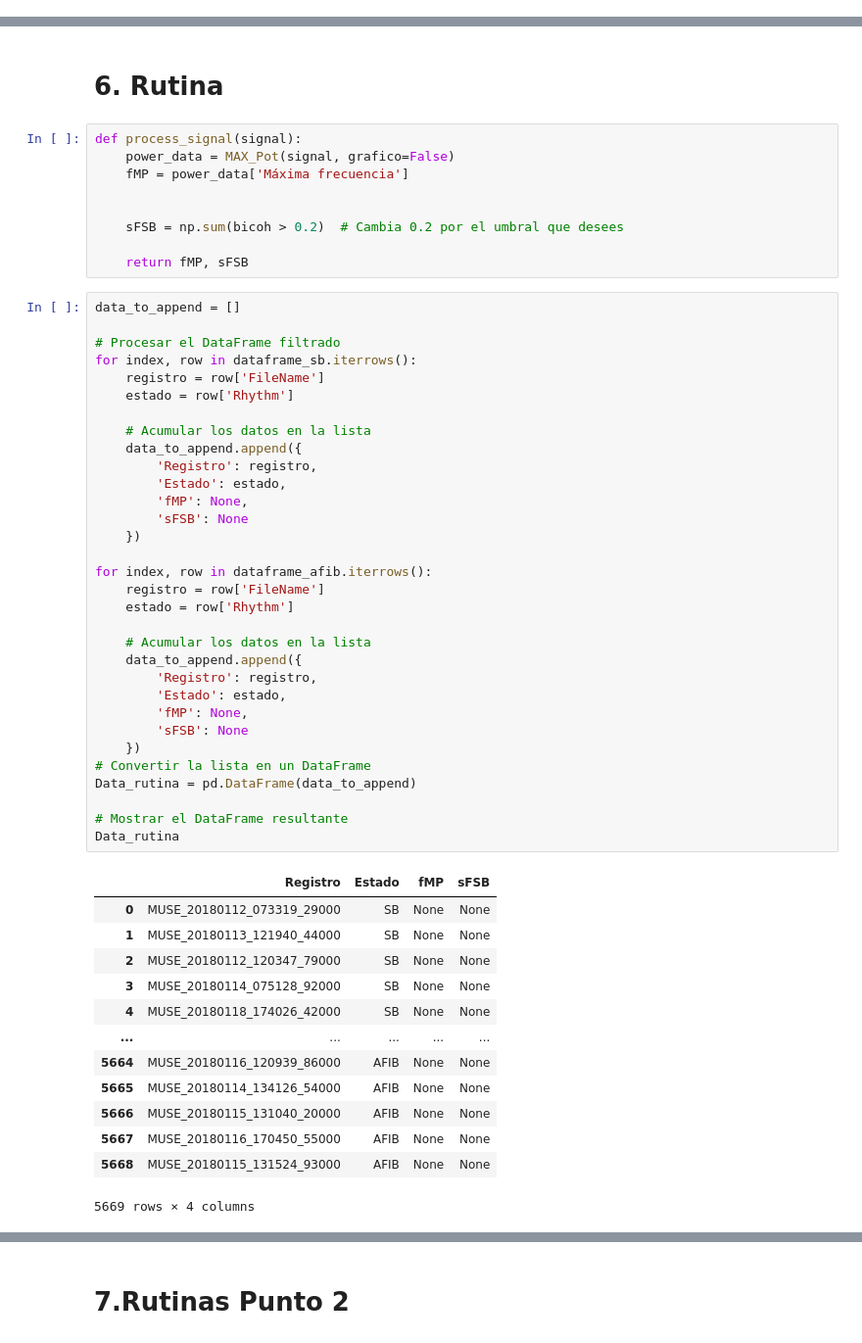
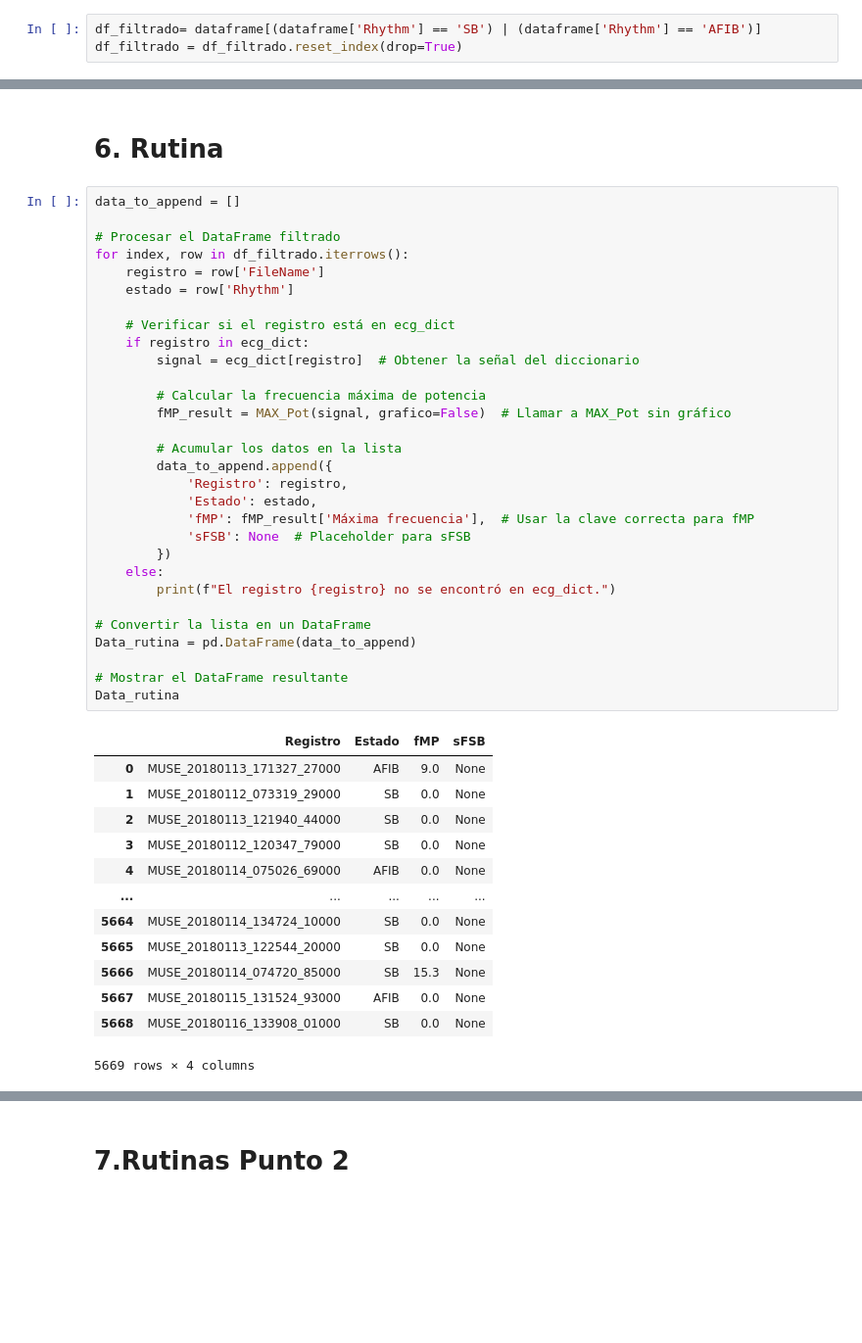
Before and after one commit to juandayo001/Biose-ales_20242, a Jupyter notebook: proyecto2biosenales.ipynb, the cells around one changed output, grey strips where cells are left out. Shown at 98% size. Cells and saved outputs as stored; diff of their text form; blank space fills up the shorter version.

```diff
--- a/proyecto2biosenales.ipynb
+++ b/proyecto2biosenales.ipynb
@@ -39,4 +39,7 @@ dataframe
 10646 rows × 16 columns
 # %% [markdown]
 #### Creamos el nuevo dataframe que va a contener solo los registros que correspondan a bradicardia sinusal (SB Sinus Bradycardia) y fibrilación auricular (AFIB Atrial Fibrillation)
+# %%
+df_filtrado= dataframe[(dataframe['Rhythm'] == 'SB') | (dataframe['Rhythm'] == 'AFIB')]
+df_filtrado = df_filtrado.reset_index(drop=True)
 # %%
@@ -312,58 +313,47 @@ Número de frecuencias significativas: 92
 [figure]
 # %% [markdown]
 # 6. Rutina
-# %%
-def process_signal(signal):
-    power_data = MAX_Pot(signal, grafico=False)
-    fMP = power_data['Máxima frecuencia']
-
-
-    sFSB = np.sum(bicoh > 0.2)  # Cambia 0.2 por el umbral que desees
-
-    return fMP, sFSB
 # %%
 data_to_append = []
 
 # Procesar el DataFrame filtrado
-for index, row in dataframe_sb.iterrows():
+for index, row in df_filtrado.iterrows():
     registro = row['FileName']
     estado = row['Rhythm']
 
-    # Acumular los datos en la lista
-    data_to_append.append({
-        'Registro': registro,
-        'Estado': estado,
-        'fMP': None,
-        'sFSB': None
-    })
+    # Verificar si el registro está en ecg_dict
+    if registro in ecg_dict:
+        signal = ecg_dict[registro]  # Obtener la señal del diccionario
 
-for index, row in dataframe_afib.iterrows():
-    registro = row['FileName']
-    estado = row['Rhythm']
+        # Calcular la frecuencia máxima de potencia
+        fMP_result = MAX_Pot(signal, grafico=False)  # Llamar a MAX_Pot sin gráfico
 
-    # Acumular los datos en la lista
-    data_to_append.append({
-        'Registro': registro,
-        'Estado': estado,
-        'fMP': None,
-        'sFSB': None
-    })
+        # Acumular los datos en la lista
+        data_to_append.append({
+            'Registro': registro,
+            'Estado': estado,
+            'fMP': fMP_result['Máxima frecuencia'],  # Usar la clave correcta para fMP
+            'sFSB': None  # Placeholder para sFSB
+        })
+    else:
+        print(f"El registro {registro} no se encontró en ecg_dict.")
+
 # Convertir la lista en un DataFrame
 Data_rutina = pd.DataFrame(data_to_append)
 
 # Mostrar el DataFrame resultante
 Data_rutina
 # %% [output]
 |  | Registro | Estado | fMP | sFSB |
-| 0 | MUSE_20180112_073319_29000 | SB | None | None |
-| 1 | MUSE_20180113_121940_44000 | SB | None | None |
-| 2 | MUSE_20180112_120347_79000 | SB | None | None |
-| 3 | MUSE_20180114_075128_92000 | SB | None | None |
-| 4 | MUSE_20180118_174026_42000 | SB | None | None |
+| 0 | MUSE_20180113_171327_27000 | AFIB | 9.0 | None |
+| 1 | MUSE_20180112_073319_29000 | SB | 0.0 | None |
+| 2 | MUSE_20180113_121940_44000 | SB | 0.0 | None |
+| 3 | MUSE_20180112_120347_79000 | SB | 0.0 | None |
+| 4 | MUSE_20180114_075026_69000 | AFIB | 0.0 | None |
 | ... | ... | ... | ... | ... |
-| 5664 | MUSE_20180116_120939_86000 | AFIB | None | None |
-| 5665 | MUSE_20180114_134126_54000 | AFIB | None | None |
-| 5666 | MUSE_20180115_131040_20000 | AFIB | None | None |
-| 5667 | MUSE_20180116_170450_55000 | AFIB | None | None |
-| 5668 | MUSE_20180115_131524_93000 | AFIB | None | None |
+| 5664 | MUSE_20180114_134724_10000 | SB | 0.0 | None |
+| 5665 | MUSE_20180113_122544_20000 | SB | 0.0 | None |
+| 5666 | MUSE_20180114_074720_85000 | SB | 15.3 | None |
+| 5667 | MUSE_20180115_131524_93000 | AFIB | 0.0 | None |
+| 5668 | MUSE_20180116_133908_01000 | SB | 0.0 | None |
 5669 rows × 4 columns
```
Also changed, not shown: parts of 3 cells of this notebook.
